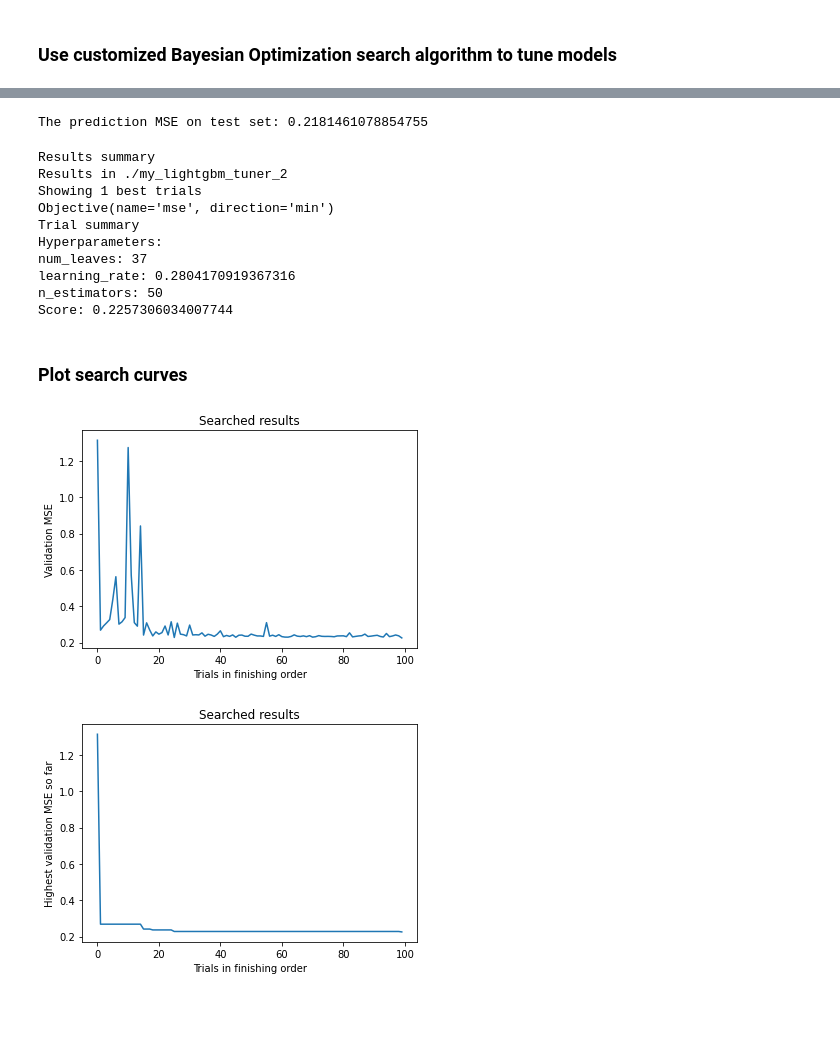
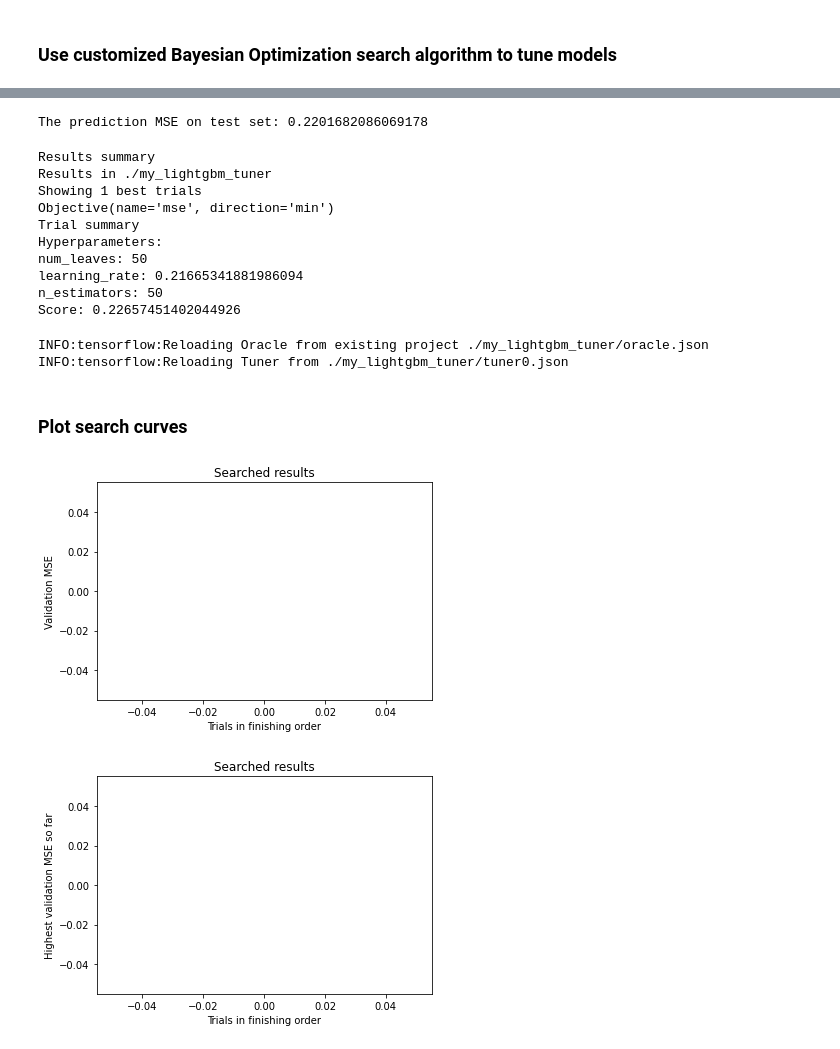
Before and after one commit to datamllab/automl-in-action-notebooks, a Jupyter notebook: 7.3-Bayesian-Optimization.ipynb, the cells around one changed output, grey strips where cells are left out. Cells and saved outputs as stored; diff of their text form; code cells hidden in the pictures; blank space fills up the shorter version.

```diff
--- a/7.3-Bayesian-Optimization.ipynb
+++ b/7.3-Bayesian-Optimization.ipynb
@@ -32,24 +28,3 @@ X_train.shape, X_test.shape
 ((13209, 8), (4128, 8))
 # %% [markdown]
 ### Use LightGBM GBDT model to do regression without tuning
-# %%
-import lightgbm as lgb
-from sklearn.metrics import mean_squared_error
-
-gbdt_model = lgb.LGBMRegressor(
-                    boosting_type='gbdt',
-                    num_leaves=31,
-                    learning_rate=0.05,
-                    n_estimators=10
-                    )  # create model
-
-validation_data = (X_val, y_val)
-gbdt_model.fit(X_train, y_train,
-        eval_set=[validation_data],
-        eval_metric='mse',
-        early_stopping_rounds=5) # fit the model
-
-# evalaute model
-y_pred_gbdt = gbdt_model.predict(X_test, num_iteration=gbdt_model.best_iteration_)
-test_mse_1 = mean_squared_error(y_test, y_pred_gbdt)
-print("The GBDT prediction MSE on test set: {}".format(test_mse_1))
@@ -417,25 +333,37 @@ INFO:tensorflow:Oracle triggered exit
 # %%
 from sklearn.metrics import mean_squared_error
 
-best_model_2 = my_lightgbm_tuner_2.get_best_models(1)[0]
-y_pred_test_2 = best_model_2.predict(X_test)
-test_mse_2 = mean_squared_error(y_test, y_pred_test_2)
-print("The prediction MSE on test set: {}".format(test_mse_2))
+best_model = bo_tuner.get_best_models(1)[0]
+y_pred_test = best_model.predict(X_test)
+test_mse = mean_squared_error(y_test, y_pred_test)
+print("The prediction MSE on test set: {}".format(test_mse))
 # %% [output]
-The prediction MSE on test set: 0.2181461078854755
+The prediction MSE on test set: 0.2201682086069178
 # %%
-my_lightgbm_tuner_2.results_summary(1)
+bo_tuner.results_summary(1)
 # %% [output]
 Results summary
-Results in ./my_lightgbm_tuner_2
+Results in ./my_lightgbm_tuner
 Showing 1 best trials
 Objective(name='mse', direction='min')
 Trial summary
 Hyperparameters:
-num_leaves: 37
-learning_rate: 0.2804170919367316
+num_leaves: 50
+learning_rate: 0.21665341881986094
 n_estimators: 50
-Score: 0.2257306034007744
+Score: 0.22657451402044926
+# %%
+bo_tuner = LightGBMTuner(
+    oracle=BayesianOptimizationOracle(
+        objective=kt.Objective('mse', 'min'),
+        max_trials=100,
+        seed=42),
+    hypermodel=build_model,
+    overwrite=False,
+    project_name='bo_tuner')
+# %% [output]
+INFO:tensorflow:Reloading Oracle from existing project ./my_lightgbm_tuner/oracle.json
+INFO:tensorflow:Reloading Tuner from ./my_lightgbm_tuner/tuner0.json
 # %% [markdown]
 ### Plot search curves
 # %%
@@ -458,16 +386,16 @@ def plot_curves(x, ys, xlabel, ylabel, title, ymin, ymax, legend, markers, lines
     plt.legend(legend)
     plt.show()
 # %%
-mse_bo = [my_lightgbm_tuner_2.oracle.get_trial(trial_id).score for trial_id in my_lightgbm_tuner_2.oracle.end_order]
+mse_bo = [bo_tuner.oracle.get_trial(trial_id).score for trial_id in bo_tuner.oracle.end_order]
 ids = list(range(len(mse_bo)))
 plot_curve(ids, mse_bo, 'Trials in finishing order', 'Validation MSE', 'Searched results')
 
 high_value = float('inf')
 high_mse_bo = []
 for value in mse_bo:
   high_value = min(high_value, value)
   high_mse_bo.append(high_value)
 plot_curve(ids, high_mse_bo, 'Trials in finishing order', 'Highest validation MSE so far', 'Searched results')
 # %% [output]
-[figure, old version]
+[figure, new version]
-[figure, old version]
+[figure, new version]
```
Also changed, not shown: parts of 9 cells of this notebook.
